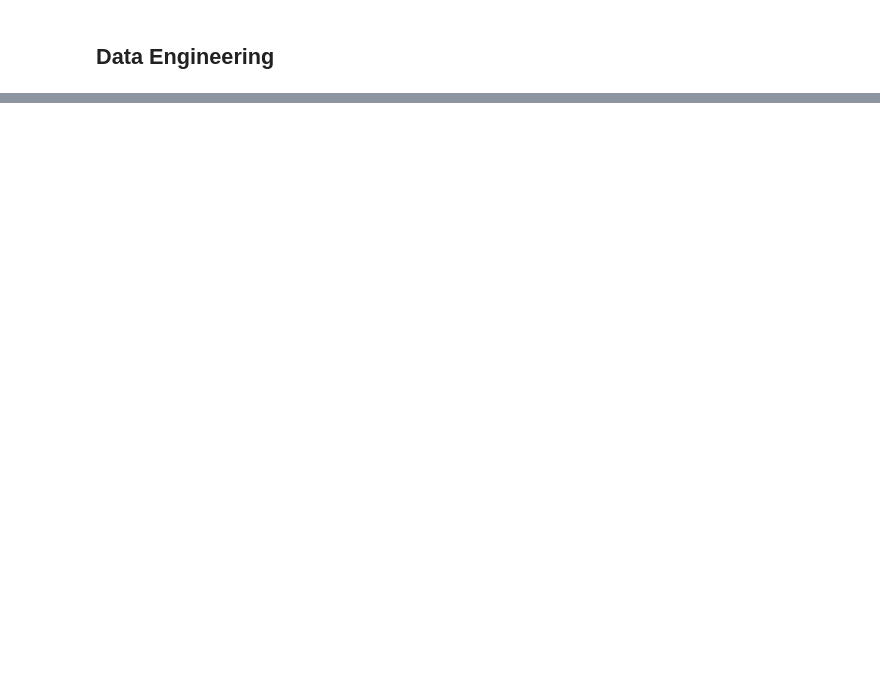
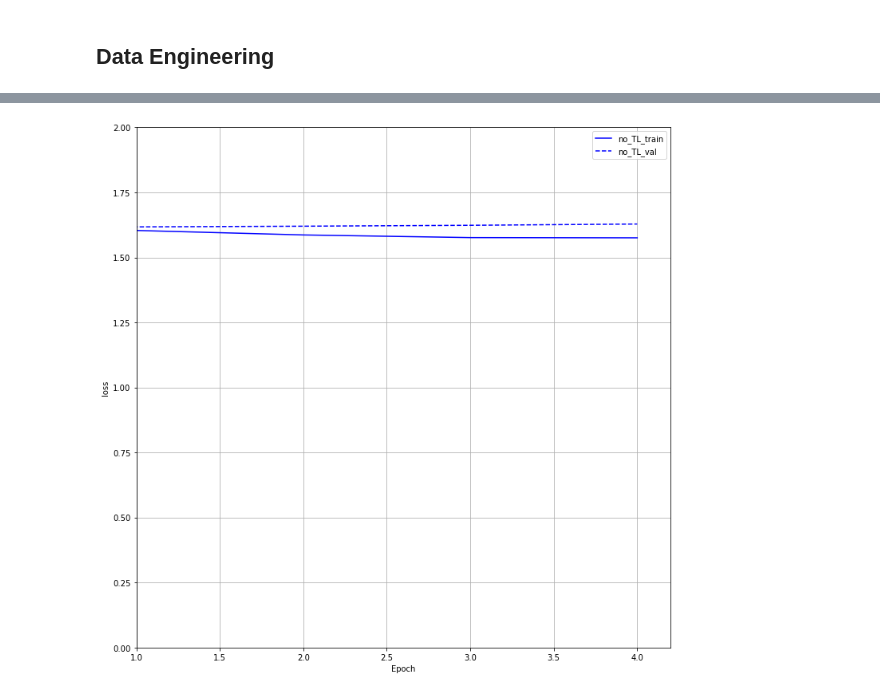
Before and after one commit to jamjewel/Stance-Classification-in-Tweets-using-NLP, a Jupyter notebook: DeepLearningAssignment2.ipynb, the cells around one changed output, grey strips where cells are left out. Cells and saved outputs as stored; diff of their text form; code cells hidden in the pictures; blank space fills up the shorter version.

```diff
--- a/DeepLearningAssignment2.ipynb
+++ b/DeepLearningAssignment2.ipynb
@@ -208,0 +417,25 @@ ModuleNotFoundError: No module named 'spacy'
+# %%
+def get_callbacks(name):
+  return [
+    tf.keras.callbacks.TensorBoard(logdir/name, histogram_freq=1),
+  ]
+# %%
+
+from tensorflow.keras.layers import Dense, Embedding, GRU, LSTM, Bidirectional
+from tensorflow.keras.models import Sequential
+
+embedding_dim = 100
+
+embedding_layer = Embedding(len(word_index) + 1,
+                            embedding_dim,
+                            input_length=max_length,
+                            trainable=True)
+
+model_glove = Sequential()
+model_glove.add(embedding_layer)
+model_glove.add(LSTM(units=32,  dropout=0.2, recurrent_dropout=0.25))
+model_glove.add(Dense(5, activation='softmax'))
+
+model_glove.compile(loss='categorical_crossentropy', optimizer='adam', metrics=['categorical_accuracy'])
+
+print(model_glove.summary())
@@ -208,0 +458,6 @@ ModuleNotFoundError: No module named 'spacy'
+# %%
+EPOCH = 5
+# %%
+
+m_histories = {}
+m_histories['no_TL'] = model_glove.fit(X_train_pad_sampled, y_train_sampled, batch_size=32, epochs=EPOCH, validation_data=(X_val_pad, y_val), callbacks=get_callbacks('models/no_TL'), verbose=1)
@@ -208,0 +476,4 @@ ModuleNotFoundError: No module named 'spacy'
+# %%
+plotter(m_histories, ylim=[0.0, 2.0], metric = 'loss')
+# %% [output]
+[figure, added]
```
Also changed, not shown: parts of 37 cells of this notebook.
